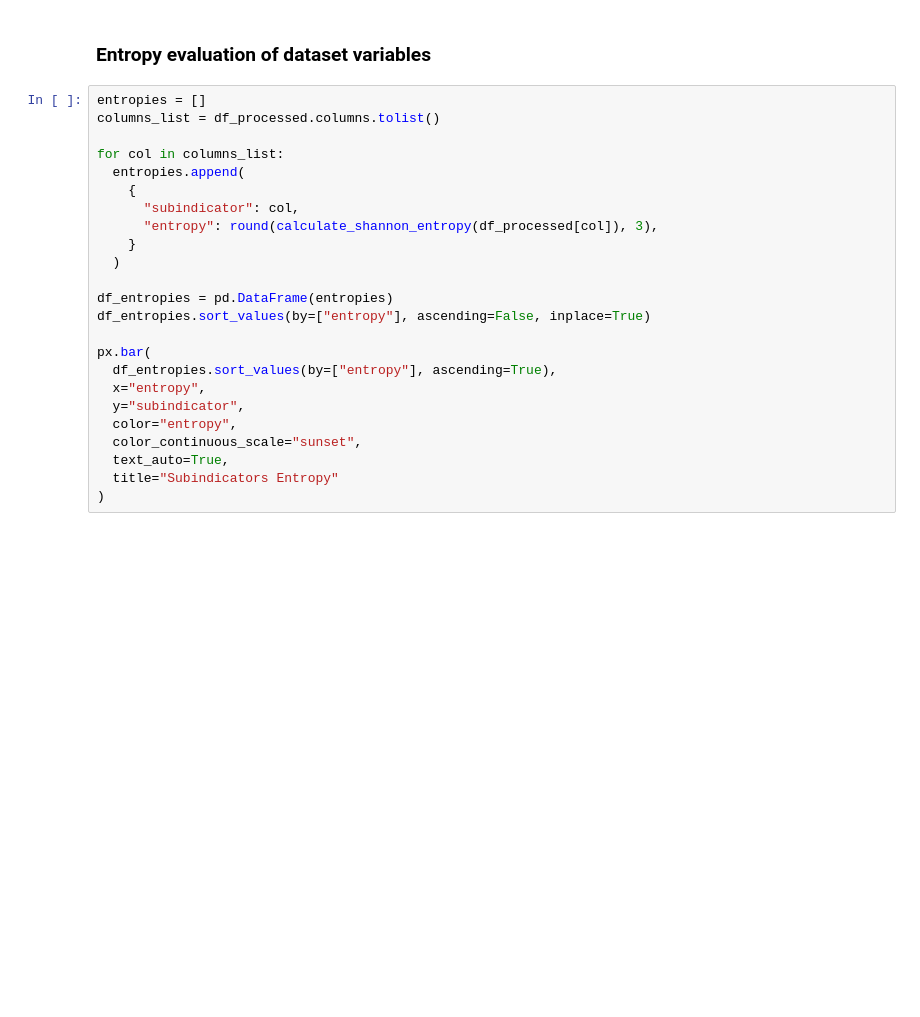
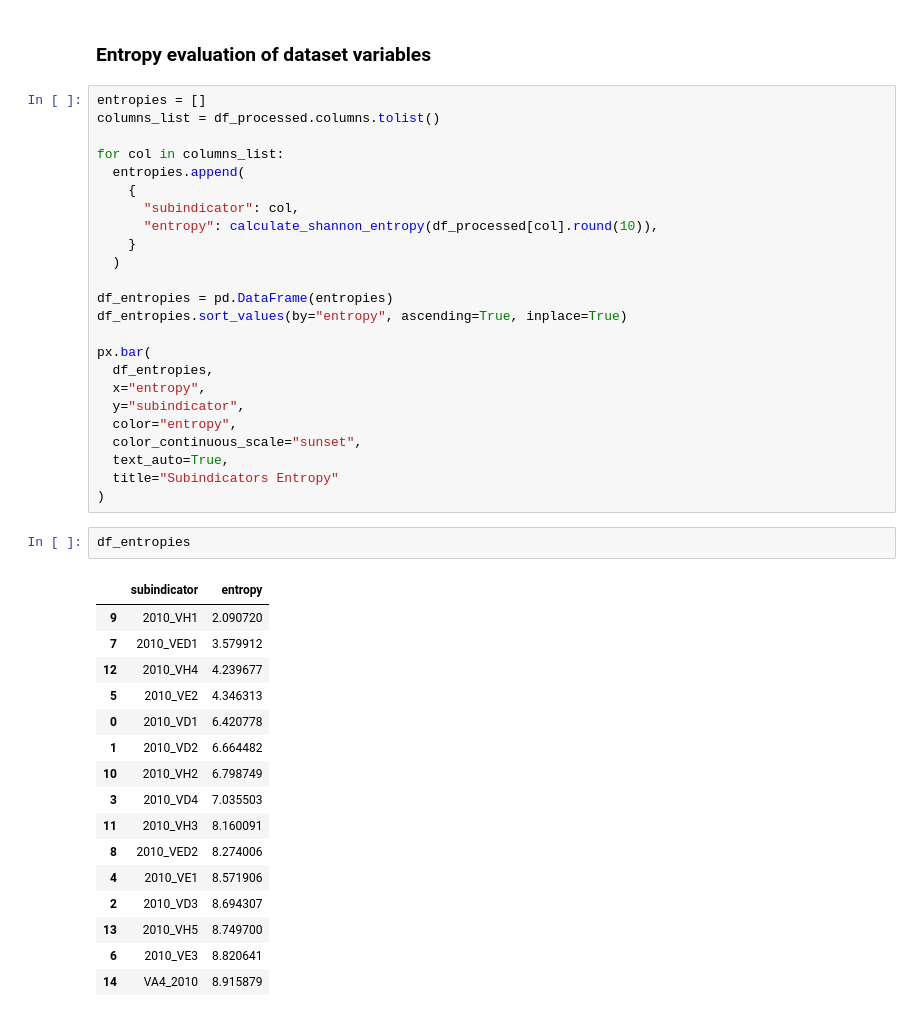
Before and after one commit to DanielCirino/smart-kmeans-notebooks, a Jupyter notebook: notebooks/01_data_exploration.ipynb, the cells around one changed output. Saved outputs shown, nothing was run; the diff lists cells and outputs as text; blank space fills up the shorter version.

Commit message:
Remove the roundig values before entropy calc.

```diff
--- a/notebooks/01_data_exploration.ipynb
+++ b/notebooks/01_data_exploration.ipynb
@@ -212,15 +217,15 @@ for col in columns_list:
   entropies.append(
     {
       "subindicator": col,
-      "entropy": round(calculate_shannon_entropy(df_processed[col]), 3),
+      "entropy": calculate_shannon_entropy(df_processed[col].round(10)),
     }
   )
 
 df_entropies = pd.DataFrame(entropies)
-df_entropies.sort_values(by=["entropy"], ascending=False, inplace=True)
+df_entropies.sort_values(by="entropy", ascending=True, inplace=True)
 
 px.bar(
-  df_entropies.sort_values(by=["entropy"], ascending=True),
+  df_entropies,
   x="entropy",
   y="subindicator",
   color="entropy",
@@ -228,3 +233,22 @@ px.bar(
   text_auto=True,
   title="Subindicators Entropy"
 )
+# %%
+df_entropies
+# %% [output]
+|  | subindicator | entropy |
+| 9 | 2010_VH1 | 2.090720 |
+| 7 | 2010_VED1 | 3.579912 |
+| 12 | 2010_VH4 | 4.239677 |
+| 5 | 2010_VE2 | 4.346313 |
+| 0 | 2010_VD1 | 6.420778 |
+| 1 | 2010_VD2 | 6.664482 |
+| 10 | 2010_VH2 | 6.798749 |
+| 3 | 2010_VD4 | 7.035503 |
+| 11 | 2010_VH3 | 8.160091 |
+| 8 | 2010_VED2 | 8.274006 |
+| 4 | 2010_VE1 | 8.571906 |
+| 2 | 2010_VD3 | 8.694307 |
+| 13 | 2010_VH5 | 8.749700 |
+| 6 | 2010_VE3 | 8.820641 |
+| 14 | VA4_2010 | 8.915879 |
```
Also changed, not shown: parts of 5 cells of this notebook, 4 other files.
